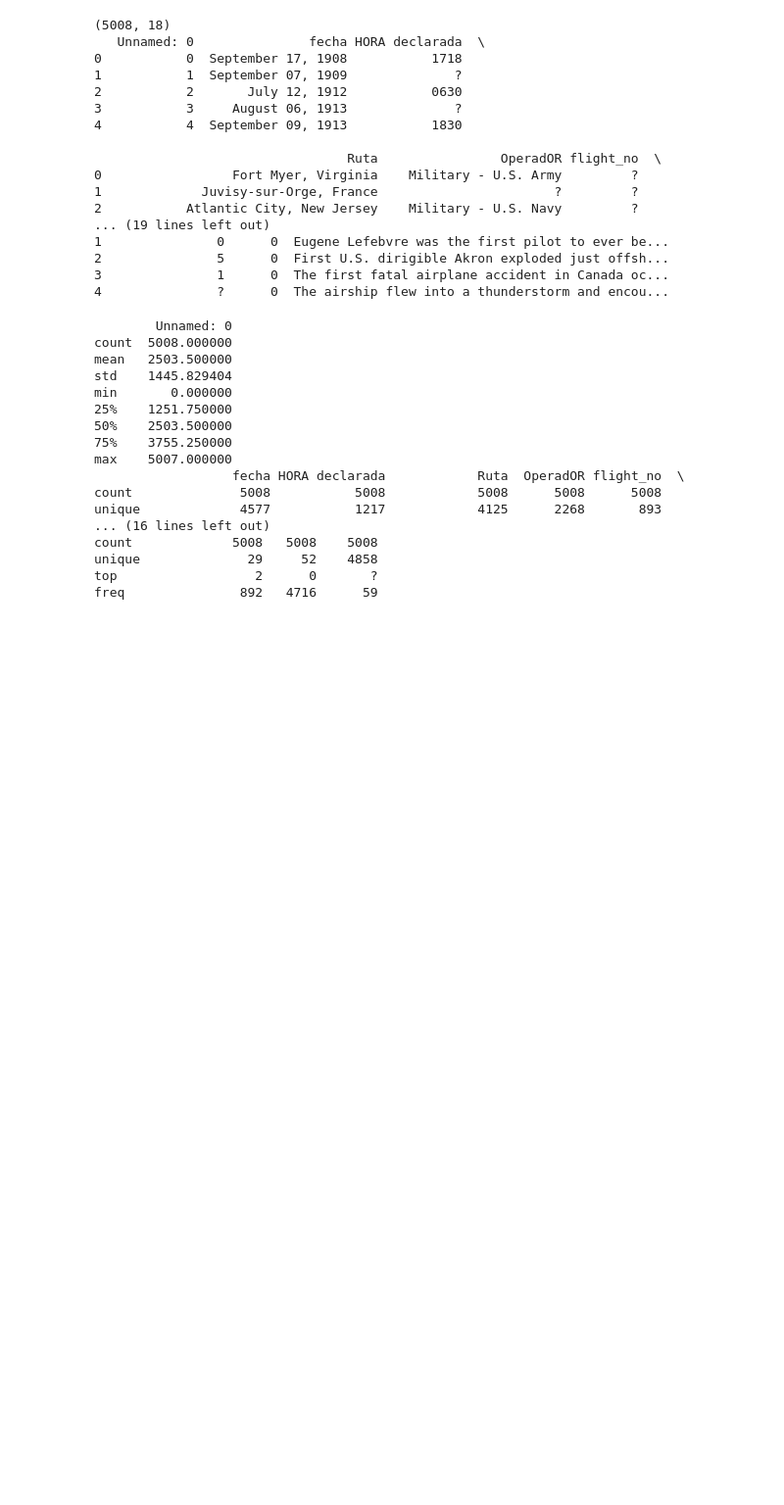
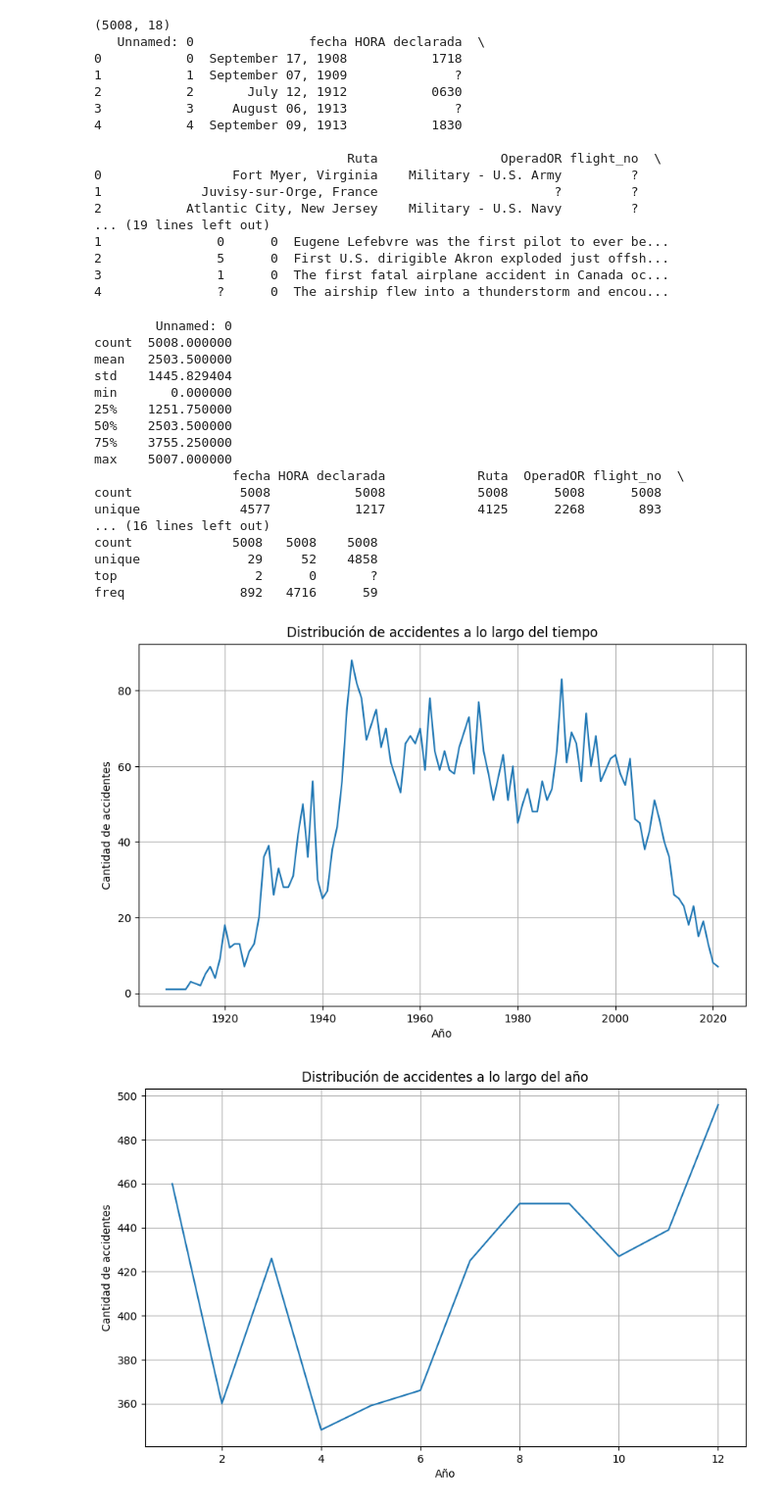
Before and after one commit to tinchoreco/PIDataAnalitycs, a Jupyter notebook: proyecto individual.ipynb, the cells around one changed output. Shown at 98% size. Drawn from its saved outputs; the diff is of its cells as text; code cells hidden in the pictures; blank space fills up the shorter version.

```diff
--- a/proyecto individual.ipynb
+++ b/proyecto individual.ipynb
@@ -66,3 +66,36 @@ count             5008   5008    5008
 unique              29     52    4858
 top                  2      0       ?
 freq               892   4716      59
+# %%
+import matplotlib.pyplot as plt
+
+# Asegúrate de que la columna 'fecha' esté en formato de fecha en tu dataframe
+# Si no está en formato de fecha, puedes convertirla usando pd.to_datetime()
+df['fecha'] = pd.to_datetime(df['fecha'])
+
+# Obtén el recuento de accidentes por año
+accidentes_por_año = df['fecha'].dt.year.value_counts().sort_index()
+
+# Crea un gráfico de línea para visualizar los accidentes a lo largo del tiempo
+plt.figure(figsize=(10, 6))
+plt.plot(accidentes_por_año.index, accidentes_por_año.values)
+plt.xlabel('Año')
+plt.ylabel('Cantidad de accidentes')
+plt.title('Distribución de accidentes a lo largo del tiempo')
+plt.grid(True)
+plt.show()
+
+# Obtén el recuento de accidentes por año
+accidentes_por_mes = df['fecha'].dt.month.value_counts().sort_index()
+
+# Crea un gráfico de línea para visualizar los accidentes a lo largo del tiempo
+plt.figure(figsize=(10, 6))
+plt.plot(accidentes_por_mes.index, accidentes_por_mes.values)
+plt.xlabel('Año')
+plt.ylabel('Cantidad de accidentes')
+plt.title('Distribución de accidentes a lo largo del año')
+plt.grid(True)
+plt.show()
+# %% [output]
+[figure, added]
+[figure, added]
```
Also changed, not shown: parts of 11 cells of this notebook, 15 other files.
